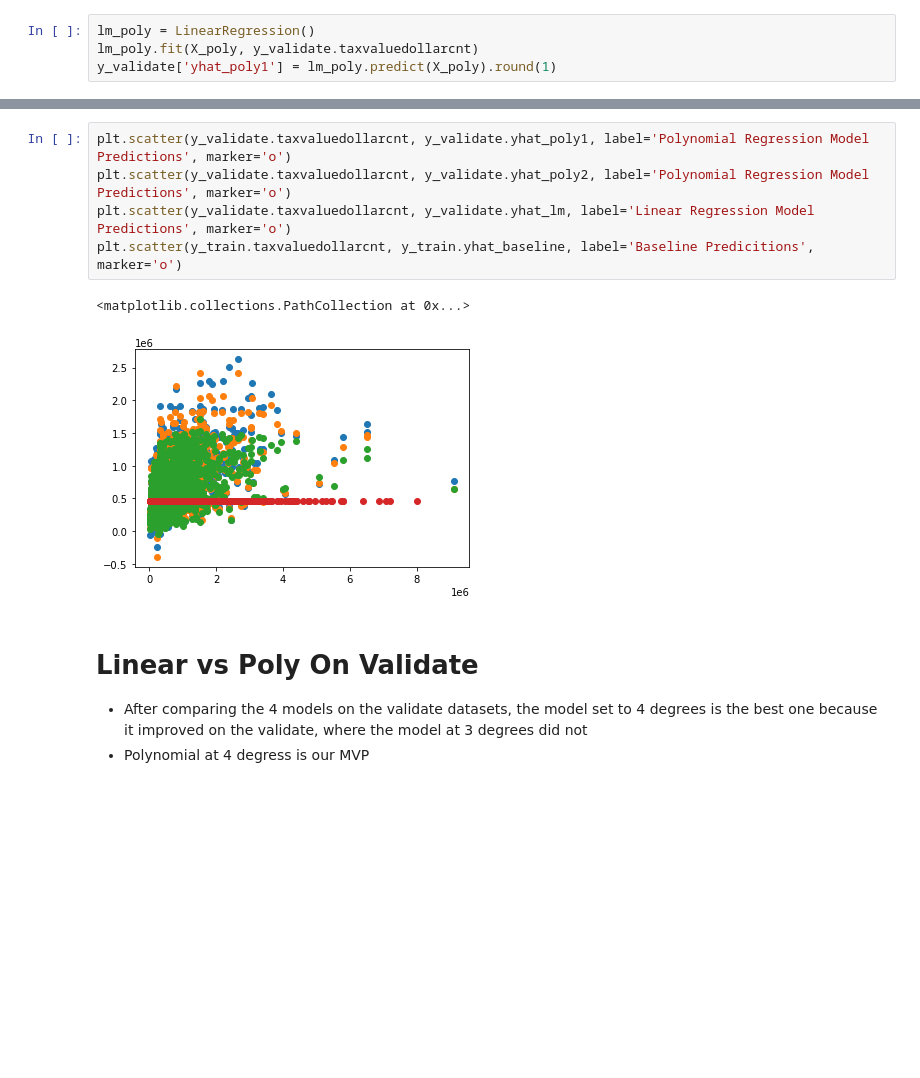
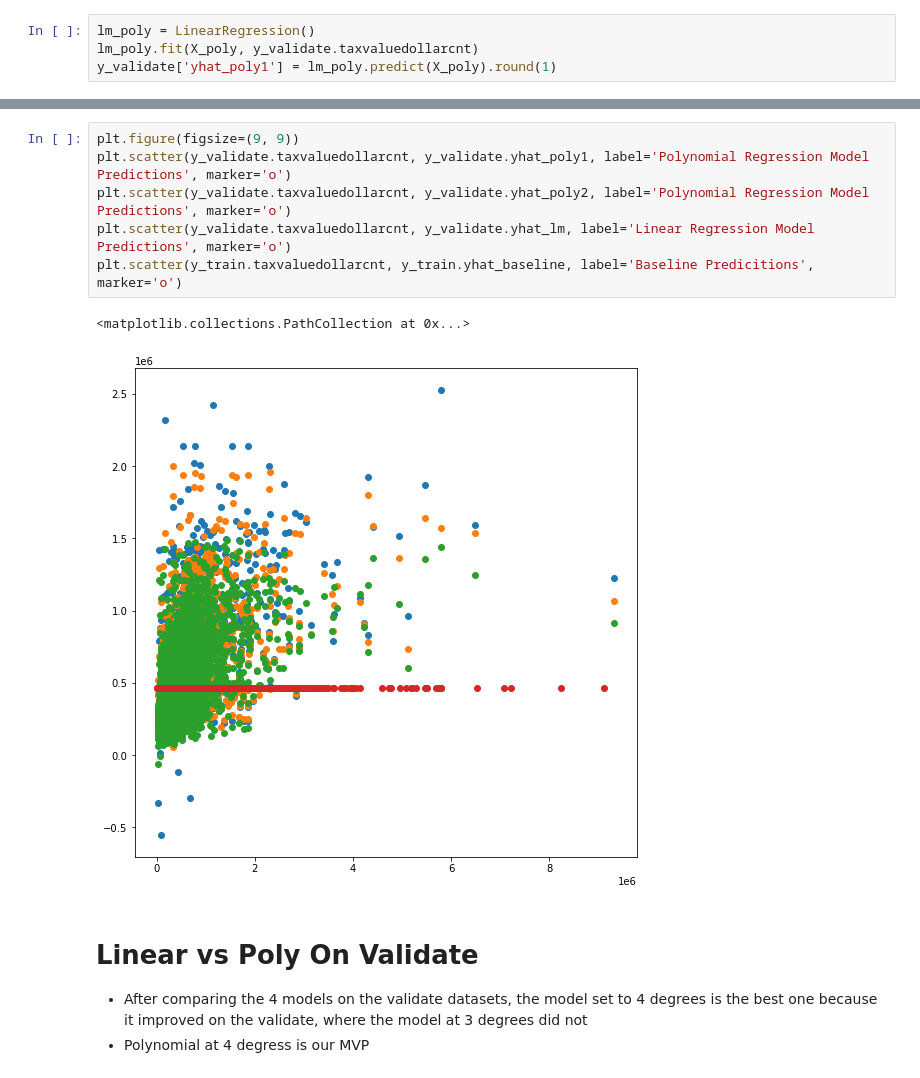
Before and after one commit to AAranda10/regression_project, a Jupyter notebook: data/modeling/modeling.ipynb, the cells around one changed output, grey strips where cells are left out. Drawn from its saved outputs; the diff is of its cells as text; blank space fills up the shorter version.

```diff
--- a/data/modeling/modeling.ipynb
+++ b/data/modeling/modeling.ipynb
@@ -418,11 +426,12 @@ y_validate.head()
 # %%
+plt.figure(figsize=(9, 9))
 plt.scatter(y_validate.taxvaluedollarcnt, y_validate.yhat_poly1, label='Polynomial Regression Model Predictions', marker='o')
 plt.scatter(y_validate.taxvaluedollarcnt, y_validate.yhat_poly2, label='Polynomial Regression Model Predictions', marker='o')
 plt.scatter(y_validate.taxvaluedollarcnt, y_validate.yhat_lm, label='Linear Regression Model Predictions', marker='o')
 plt.scatter(y_train.taxvaluedollarcnt, y_train.yhat_baseline, label='Baseline Predicitions', marker='o')
 # %% [output]
 <matplotlib.collections.PathCollection at 0x...>
-[figure, old version]
+[figure, new version]
 # %% [markdown]
 # Linear vs Poly On Validate
 - After comparing the 4 models on the validate datasets, the model set to 4 degrees is the best one because it improved on the validate, where the model at 3 degrees did not
```
Also changed, not shown: parts of 33 cells of this notebook, 2 other files.
